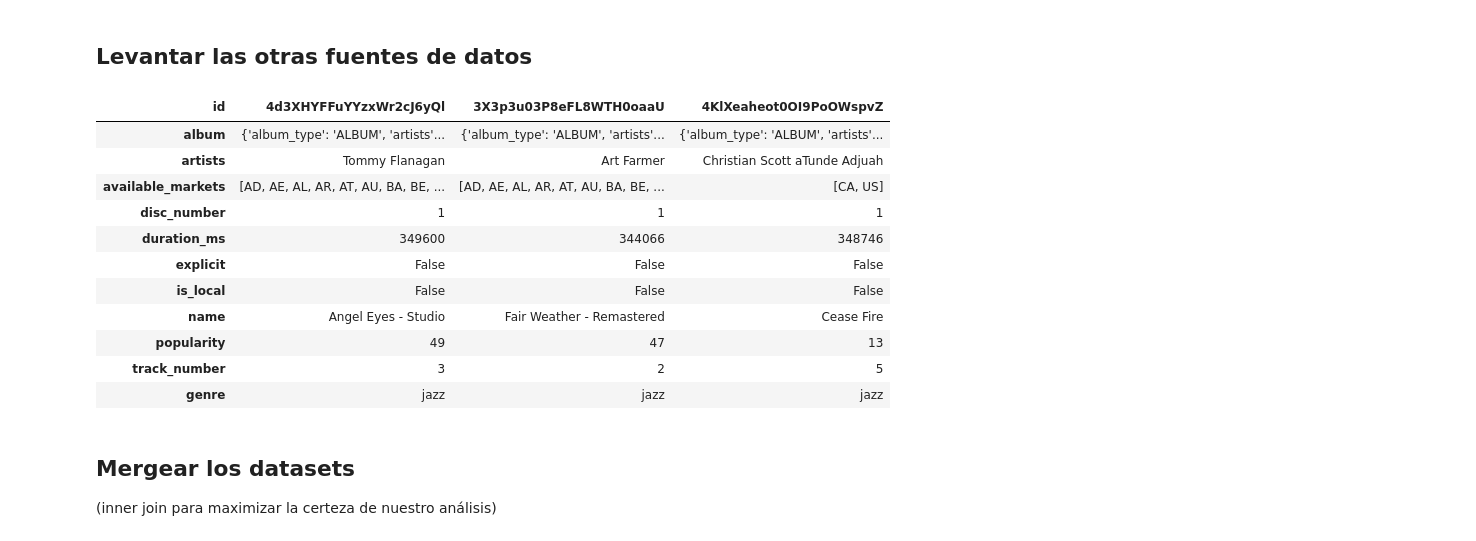
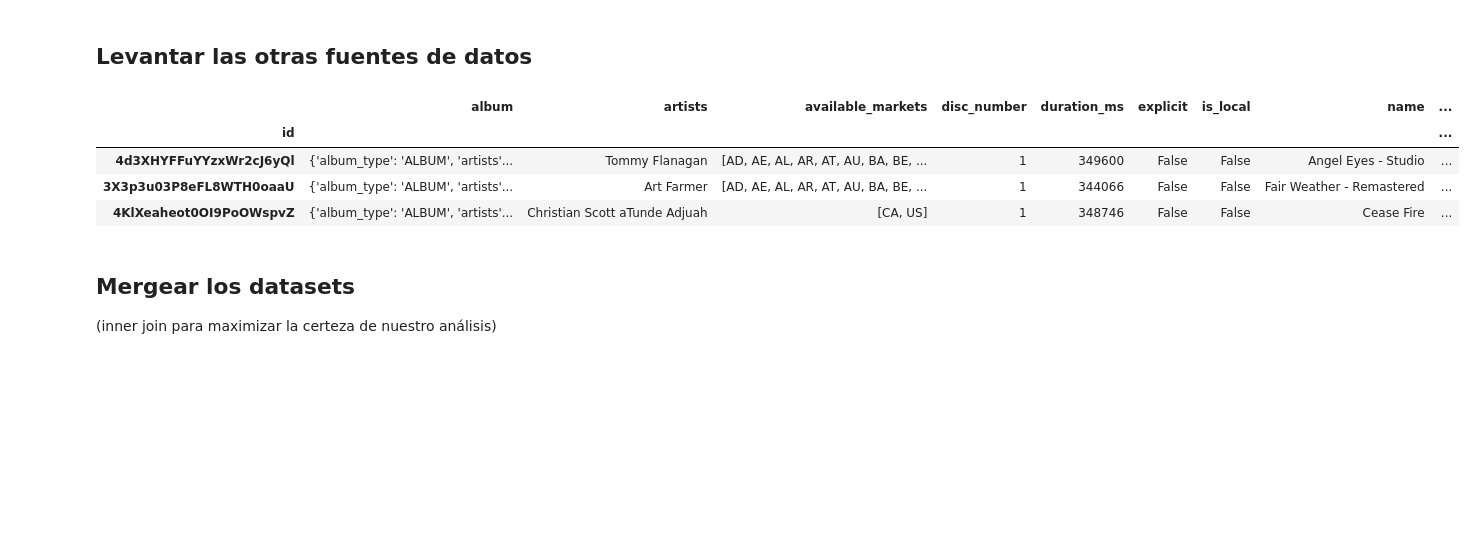
Before and after one commit to francotestori/dmctuba_01, a Jupyter notebook: sources/Join_datasets.ipynb, the cells around one changed output. Cells and saved outputs as stored; diff of their text form; code cells hidden in the pictures; blank space fills up the shorter version.

```diff
--- a/sources/Join_datasets.ipynb
+++ b/sources/Join_datasets.ipynb
@@ -109,24 +121,17 @@ df_m2_75.to_pickle("./audio_analysis_75.pickle")
 # %% [markdown]
 ## Levantar las otras fuentes de datos
 # %%
-df_af = pd.read_pickle('audio_features.pickle')
-df_tracks = pd.read_pickle('tracks.pickle')
+df_af = pd.read_pickle('../features/audio_features.pickle')
+df_tracks = pd.read_pickle('../features/tracks.pickle')
 df_af = df_af.drop(['duration_ms','type','uri','track_href','analysis_url'],1)
 df_tracks = df_tracks.drop(['uri','type','preview_url','href','external_urls','external_ids'],1)
-df_tracks.head(3).T
+df_tracks.head(3)
 # %% [output]
-| id | 4d3XHYFFuYYzxWr2cJ6yQl | 3X3p3u03P8eFL8WTH0oaaU | 4KlXeaheot0OI9PoOWspvZ |
-| album | {'album_type': 'ALBUM', 'artists'... | {'album_type': 'ALBUM', 'artists'... | {'album_type': 'ALBUM', 'artists'... |
-| artists | Tommy Flanagan | Art Farmer | Christian Scott aTunde Adjuah |
-| available_markets | [AD, AE, AL, AR, AT, AU, BA, BE, ... | [AD, AE, AL, AR, AT, AU, BA, BE, ... | [CA, US] |
-| disc_number | 1 | 1 | 1 |
-| duration_ms | 349600 | 344066 | 348746 |
-| explicit | False | False | False |
-| is_local | False | False | False |
-| name | Angel Eyes - Studio | Fair Weather - Remastered | Cease Fire |
-| popularity | 49 | 47 | 13 |
-| track_number | 3 | 2 | 5 |
-| genre | jazz | jazz | jazz |
+|  | album | artists | available_markets | disc_number | duration_ms | explicit | is_local | name | ... |
+| id |  |  |  |  |  |  |  |  | ... |
+| 4d3XHYFFuYYzxWr2cJ6yQl | {'album_type': 'ALBUM', 'artists'... | Tommy Flanagan | [AD, AE, AL, AR, AT, AU, BA, BE, ... | 1 | 349600 | False | False | Angel Eyes - Studio | ... |
+| 3X3p3u03P8eFL8WTH0oaaU | {'album_type': 'ALBUM', 'artists'... | Art Farmer | [AD, AE, AL, AR, AT, AU, BA, BE, ... | 1 | 344066 | False | False | Fair Weather - Remastered | ... |
+| 4KlXeaheot0OI9PoOWspvZ | {'album_type': 'ALBUM', 'artists'... | Christian Scott aTunde Adjuah | [CA, US] | 1 | 348746 | False | False | Cease Fire | ... |
 # %% [markdown]
 ## Mergear los datasets
 (inner join para maximizar la certeza de nuestro análisis)
```
Also changed, not shown: parts of 4 cells of this notebook, 2 other files.
